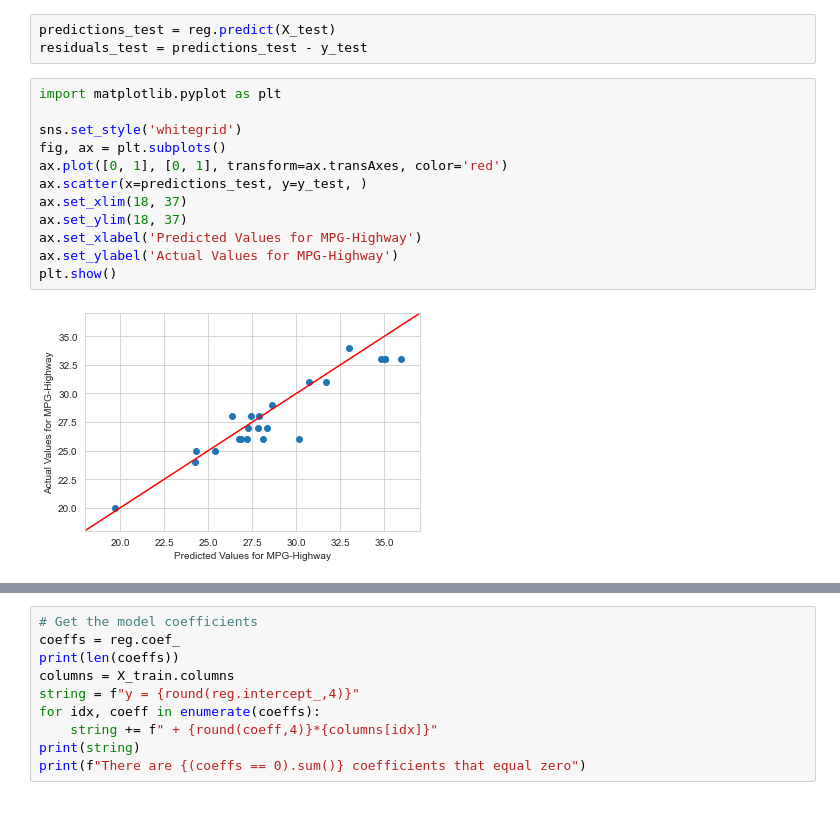
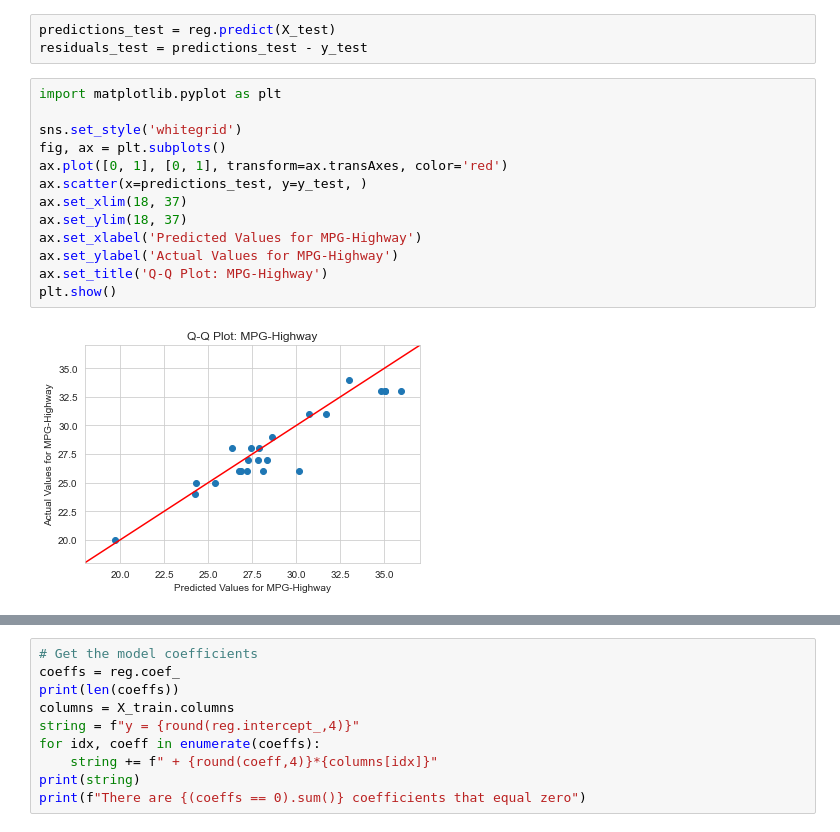
Before and after one commit to dgitall/Exercise-DataProcessing, a Jupyter notebook: Exercise_MultiplteLinear.ipynb, the cells around one changed output, grey strips where cells are left out. Cells and saved outputs as stored; diff of their text form.

```diff
--- a/Exercise_MultiplteLinear.ipynb
+++ b/Exercise_MultiplteLinear.ipynb
@@ -122,17 +127,18 @@ residuals_test = predictions_test - y_test
 # %%
 import matplotlib.pyplot as plt
 
 sns.set_style('whitegrid')
 fig, ax = plt.subplots()
 ax.plot([0, 1], [0, 1], transform=ax.transAxes, color='red')
 ax.scatter(x=predictions_test, y=y_test, )
 ax.set_xlim(18, 37)
 ax.set_ylim(18, 37)
 ax.set_xlabel('Predicted Values for MPG-Highway')
 ax.set_ylabel('Actual Values for MPG-Highway')
+ax.set_title('Q-Q Plot: MPG-Highway')
 plt.show()
 # %% [output]
-[figure, old version]
+[figure, new version]
 # %%
 # Display the residuals versus the actual values
 sns.set_style('whitegrid')
```
Also changed, not shown: parts of 3 cells of this notebook, 4 other files.
